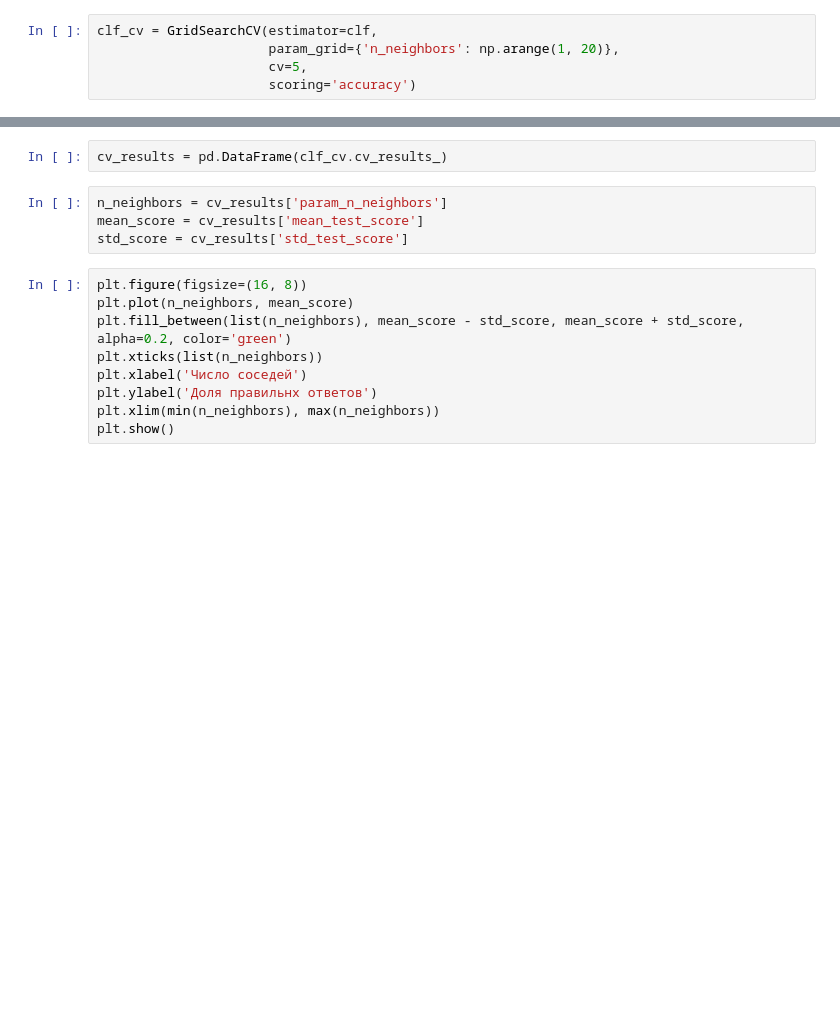
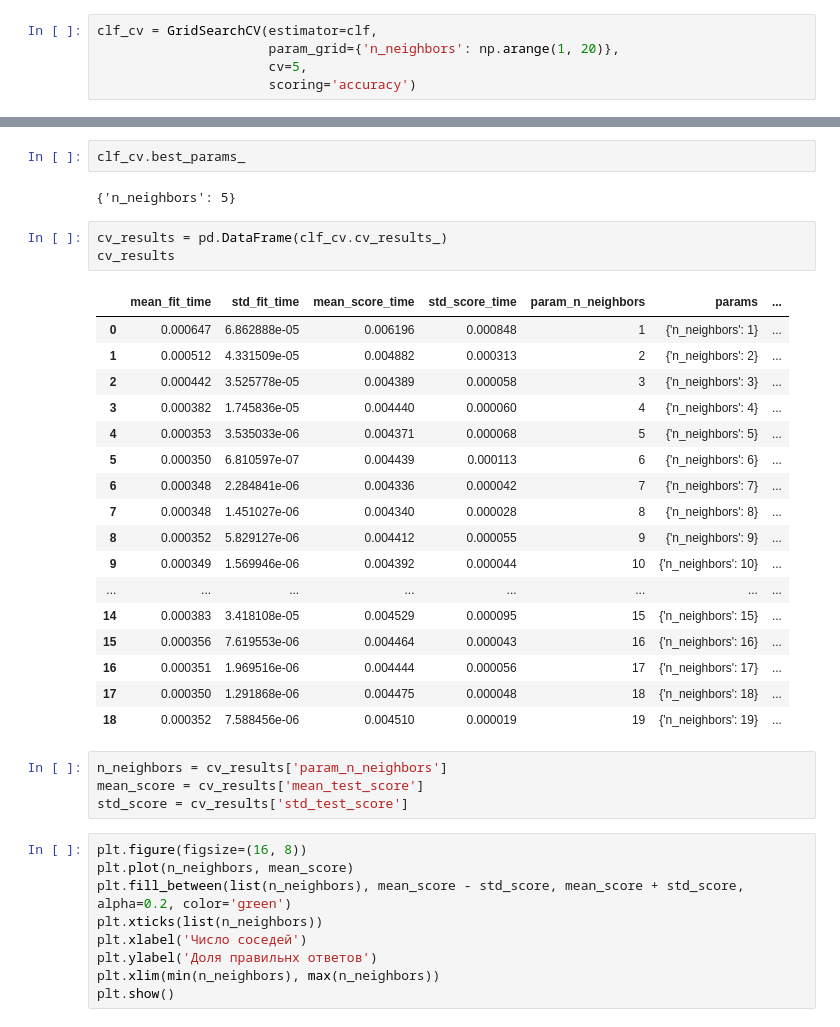
Before and after one commit to AsyaKarpova/ml_nes_2021, a Jupyter notebook: sem3/sem3_knn.ipynb, the cells around one changed output, grey strips where cells are left out. Drawn from its saved outputs; the diff is of its cells as text; blank space fills up the shorter version.

```diff
--- a/sem3/sem3_knn.ipynb
+++ b/sem3/sem3_knn.ipynb
@@ -148,5 +219,28 @@ clf_cv.fit(X_train, y_train)
+# %%
+clf_cv.best_params_
+# %% [output]
+{'n_neighbors': 5}
 # %%
 cv_results = pd.DataFrame(clf_cv.cv_results_)
+cv_results
+# %% [output]
+|  | mean_fit_time | std_fit_time | mean_score_time | std_score_time | param_n_neighbors | params | ... |
+| 0 | 0.000647 | 6.862888e-05 | 0.006196 | 0.000848 | 1 | {'n_neighbors': 1} | ... |
+| 1 | 0.000512 | 4.331509e-05 | 0.004882 | 0.000313 | 2 | {'n_neighbors': 2} | ... |
+| 2 | 0.000442 | 3.525778e-05 | 0.004389 | 0.000058 | 3 | {'n_neighbors': 3} | ... |
+| 3 | 0.000382 | 1.745836e-05 | 0.004440 | 0.000060 | 4 | {'n_neighbors': 4} | ... |
+| 4 | 0.000353 | 3.535033e-06 | 0.004371 | 0.000068 | 5 | {'n_neighbors': 5} | ... |
+| 5 | 0.000350 | 6.810597e-07 | 0.004439 | 0.000113 | 6 | {'n_neighbors': 6} | ... |
+| 6 | 0.000348 | 2.284841e-06 | 0.004336 | 0.000042 | 7 | {'n_neighbors': 7} | ... |
+| 7 | 0.000348 | 1.451027e-06 | 0.004340 | 0.000028 | 8 | {'n_neighbors': 8} | ... |
+| 8 | 0.000352 | 5.829127e-06 | 0.004412 | 0.000055 | 9 | {'n_neighbors': 9} | ... |
+| 9 | 0.000349 | 1.569946e-06 | 0.004392 | 0.000044 | 10 | {'n_neighbors': 10} | ... |
+| ... | ... | ... | ... | ... | ... | ... | ... |
+| 14 | 0.000383 | 3.418108e-05 | 0.004529 | 0.000095 | 15 | {'n_neighbors': 15} | ... |
+| 15 | 0.000356 | 7.619553e-06 | 0.004464 | 0.000043 | 16 | {'n_neighbors': 16} | ... |
+| 16 | 0.000351 | 1.969516e-06 | 0.004444 | 0.000056 | 17 | {'n_neighbors': 17} | ... |
+| 17 | 0.000350 | 1.291868e-06 | 0.004475 | 0.000048 | 18 | {'n_neighbors': 18} | ... |
+| 18 | 0.000352 | 7.588456e-06 | 0.004510 | 0.000019 | 19 | {'n_neighbors': 19} | ... |
 # %%
 n_neighbors = cv_results['param_n_neighbors']
 mean_score = cv_results['mean_test_score']
```
Also changed, not shown: parts of 17 cells of this notebook.
